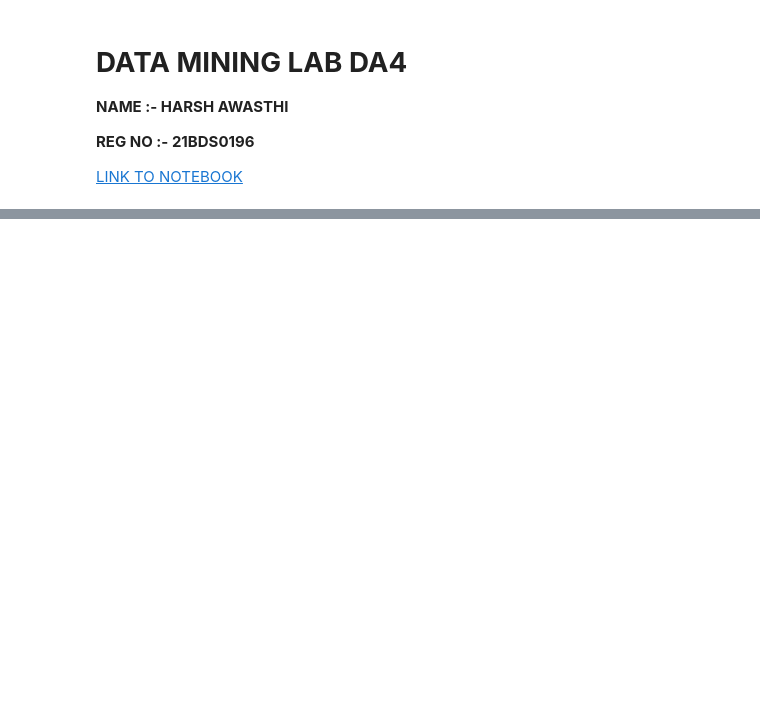
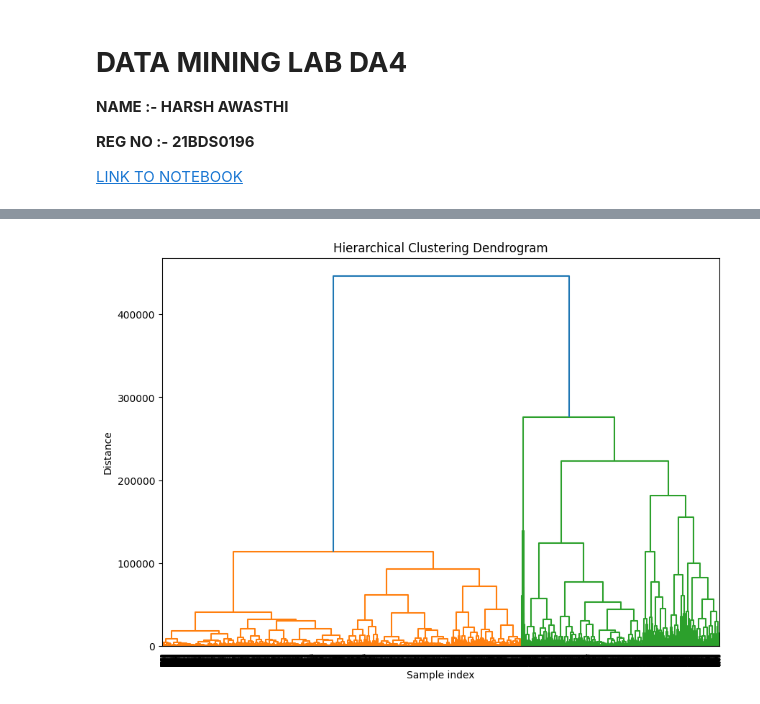
Before and after one commit to harshawasthi2002/EDA-TheoryDA, a Jupyter notebook: datamining-da4-clustering.ipynb, the cells around one changed output, grey strips where cells are left out. Saved outputs shown, nothing was run; the diff lists cells and outputs as text; code cells hidden in the pictures; blank space fills up the shorter version.

```diff
--- a/datamining-da4-clustering.ipynb
+++ b/datamining-da4-clustering.ipynb
@@ -44,0 +97,13 @@ df.describe
+# %%
+ #Compute the distance matrix and linkage matrix for hierarchical clustering
+Z = linkage(features_imputed, method='ward')
+# %%
+# Plot the dendrogram
+plt.figure(figsize=(10, 7))
+dendrogram(Z)
+plt.title('Hierarchical Clustering Dendrogram')
+plt.xlabel('Sample index')
+plt.ylabel('Distance')
+plt.show()
+# %% [output]
+[figure, added]
```
Also changed, not shown: parts of 13 cells of this notebook.
